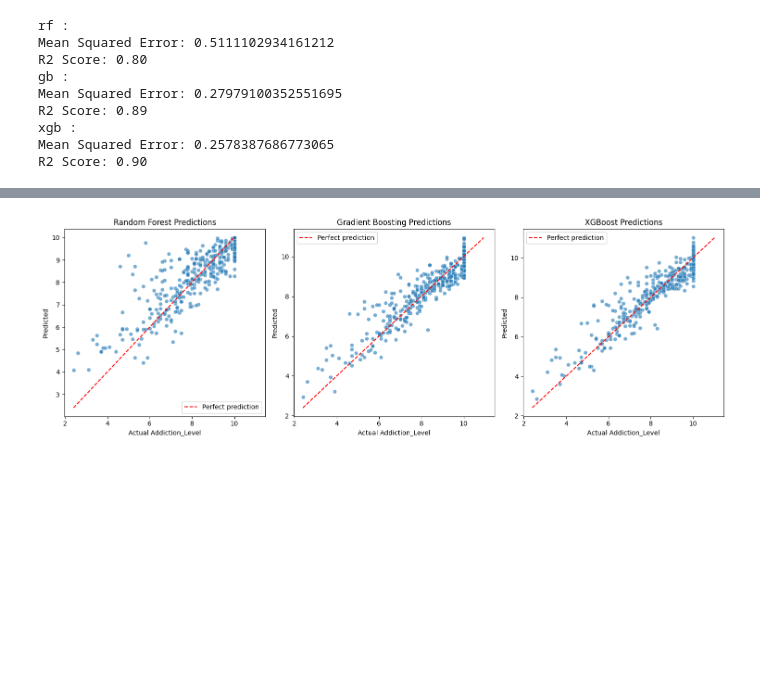
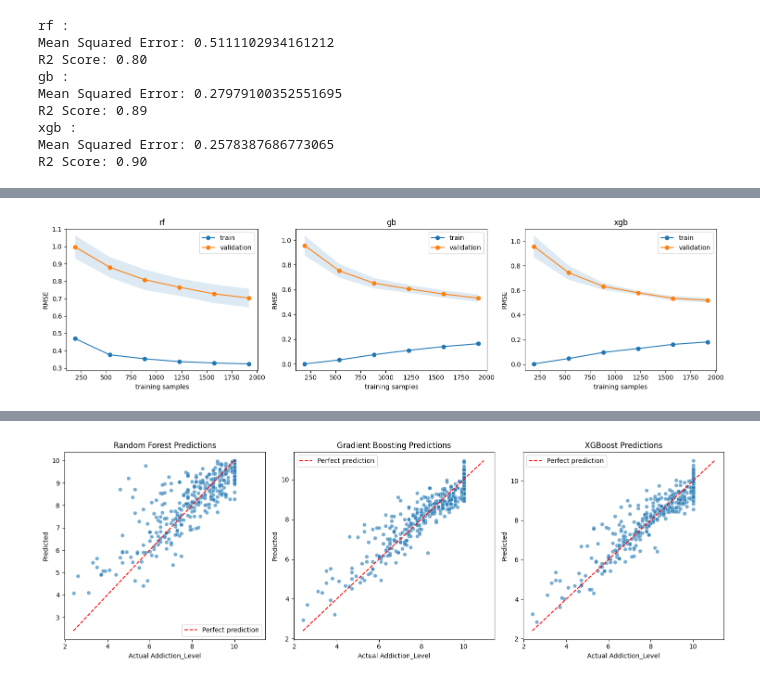
Before and after one commit to Superkai017/Smartphone-Addiction-Warning-System-Rebuild-, a Jupyter notebook: notebook/modelling.ipynb, the cells around one changed output, grey strips where cells are left out. Drawn from its saved outputs; the diff is of its cells as text; code cells hidden in the pictures; blank space fills up the shorter version.

```diff
--- a/notebook/modelling.ipynb
+++ b/notebook/modelling.ipynb
@@ -276,0 +453,19 @@ R2 Score: 0.90
+# %%
+from sklearn.pipeline import Pipeline
+from sklearn.preprocessing import StandardScaler
+from sklearn.feature_selection import SelectKBest, f_regression
+from sklearn.base import clone
+
+rows = []
+for k, m in ensemble_models.items():
+    pipe = Pipeline([('select', SelectKBest(f_regression, k=18)),
+                     ('scale', StandardScaler()),
+                     ('model', clone(m))])
+    s = -cross_val_score(pipe, X, Y, cv=cv,
+                         scoring='neg_root_mean_squared_error', n_jobs=-1)
+    rows.append({'model': k, 'honest_cv_RMSE': s.mean(), 'std': s.std(),
+                 'reported_test_RMSE': rmse(Y_test, m.predict(X_new_test))})
+
+t = pd.DataFrame(rows).set_index('model')
+t['inflation'] = t['honest_cv_RMSE'] - t['reported_test_RMSE']
+display(t.round(4))
@@ -276,0 +478,15 @@ R2 Score: 0.90
+# %%
+from sklearn.model_selection import learning_curve
+
+fig, ax = plt.subplots(1, 3, figsize=(15, 4))
+for a, (k, m) in zip(ax, ensemble_models.items()):
+    sizes, tr_s, va_s = learning_curve(m, X_new_train, Y_train, cv=cv,
+        train_sizes=np.linspace(0.1, 1.0, 6),
+        scoring='neg_root_mean_squared_error', n_jobs=-1)
+    a.plot(sizes, -tr_s.mean(1), 'o-', label='train')
+    a.plot(sizes, -va_s.mean(1), 'o-', label='validation')
+    a.fill_between(sizes, -va_s.mean(1)-va_s.std(1), -va_s.mean(1)+va_s.std(1), alpha=.15)
+    a.set_title(k); a.set_xlabel('training samples'); a.set_ylabel('RMSE'); a.legend()
+plt.tight_layout(); plt.show()
+# %% [output]
+[figure, added]
```
Also changed, not shown: parts of 14 cells of this notebook, 2 other files.
